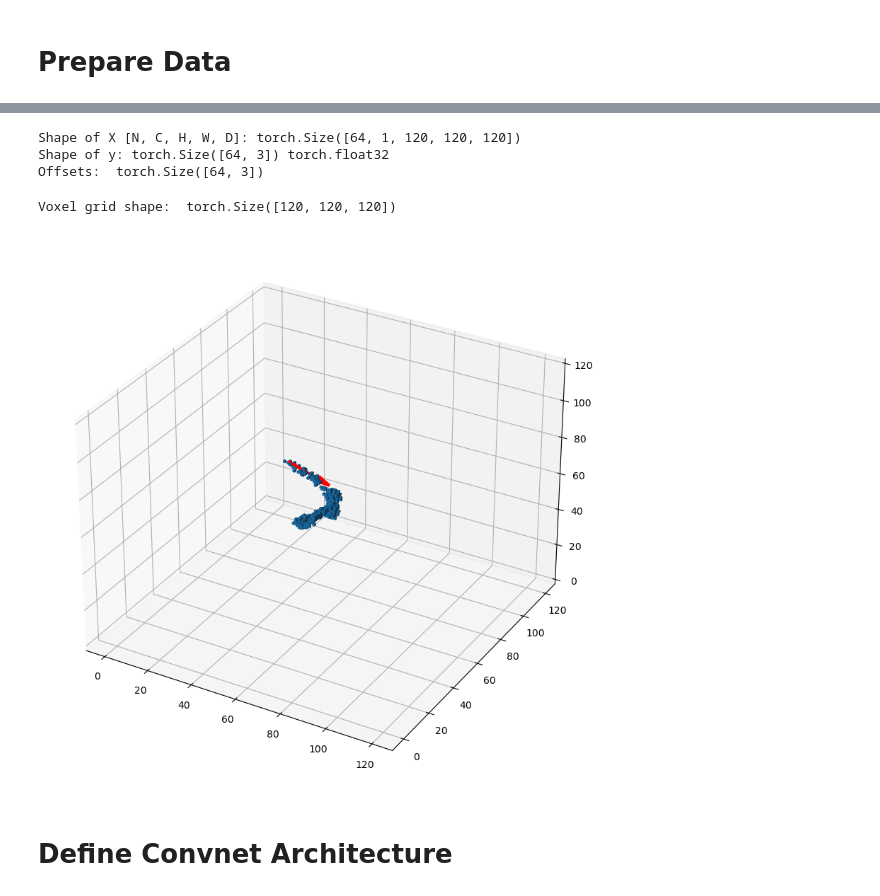
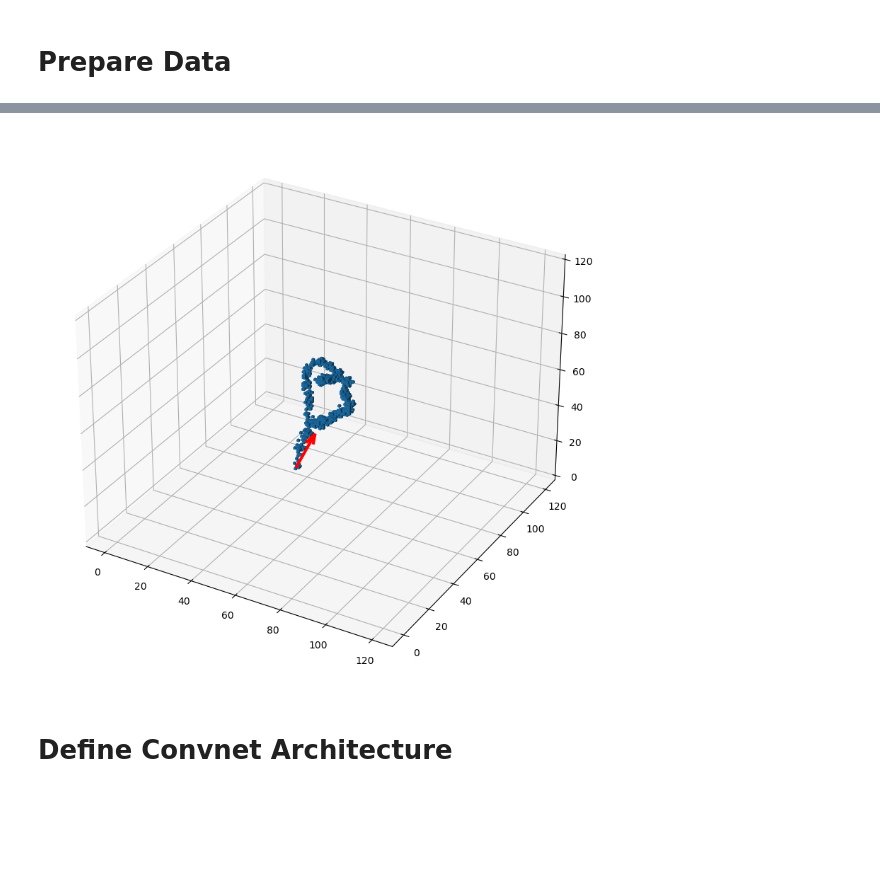
Before and after one commit to mghrear/3D_Heteroscedastic_Convnet, a Jupyter notebook: 3D_HSCDC_CNN_spconv.ipynb, the cells around one changed output, grey strips where cells are left out. Drawn from its saved outputs; the diff is of its cells as text; code cells hidden in the pictures; blank space fills up the shorter version.

```diff
--- a/3D_HSCDC_CNN_spconv.ipynb
+++ b/3D_HSCDC_CNN_spconv.ipynb
@@ -53,32 +72,18 @@ Validation samples:  485778
 # %%
-# Print tensor shapes
-for X_plot, y_plot, offset_plot in train_dataloader:
-    print(f"Shape of X [N, C, H, W, D]: {X_plot.shape}")
-    print(f"Shape of y: {y_plot.shape} {y_plot.dtype}")
-    print("Offsets: ", offset_plot.shape)
-    break
+# Plot an example as a sanity check
+
+# x/y/z length being kept in cm
+eff_l = 3.0
+# Voxel size in cm
+vox_l = 0.05
+
+#Convert to dense, reshape and convert to numpy
+X_plot = X_plot.to_dense().reshape(-1, 1, 120, 120, 120).numpy()
+
+index = 2
+mytools.plot_tensor_dir(tensor = X_plot[index], start = offset_plot[index].numpy(), direction = y_plot[index].numpy(), eff_l=eff_l, vox_l=vox_l)
 # %% [output]
-Shape of X [N, C, H, W, D]: torch.Size([64, 1, 120, 120, 120])
-Shape of y: torch.Size([64, 3]) torch.float32
-Offsets:  torch.Size([64, 3])
+[figure, added]
-# %%
-#Record shape of voxel grid
-grid_shape = X_plot.shape[2:]
-print("Voxel grid shape: " , grid_shape)
-# %% [output]
-Voxel grid shape:  torch.Size([120, 120, 120])
-# %%
-# Plot an example as a sanity check
-
-# x/y/z length being kept in cm
-eff_l = 3.0
-# Voxel size in cm
-vox_l = 0.05
-
-index = 2
-mytools.plot_tensor_dir(tensor = X_plot.to_dense().numpy()[index], start = offset_plot[index].numpy(), direction = y_plot[index].numpy(), eff_l=eff_l, vox_l=vox_l)
-# %% [output]
-[figure, removed]
 # %% [markdown]
 # Define Convnet Architecture
 # %%
```
Also changed, not shown: parts of 8 cells of this notebook, 5 other files.
